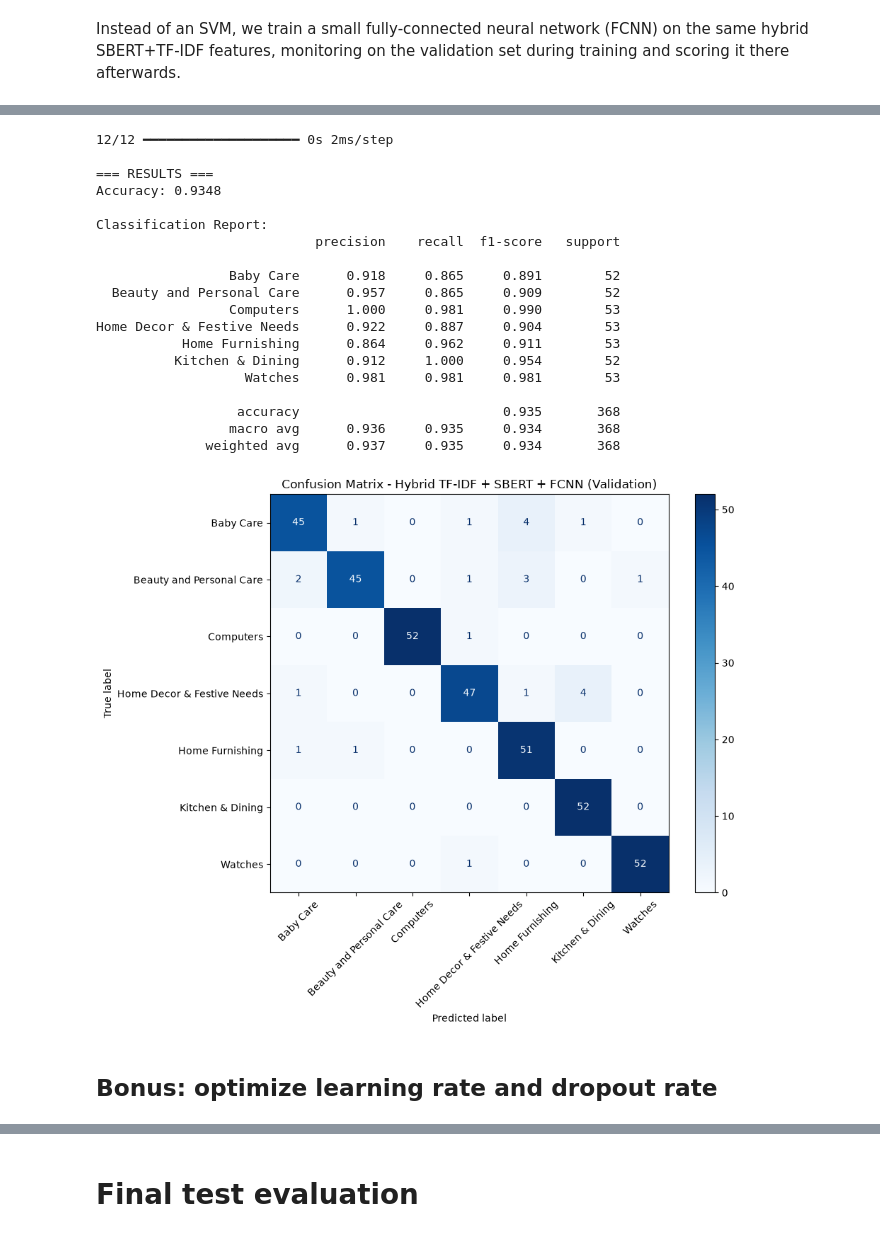
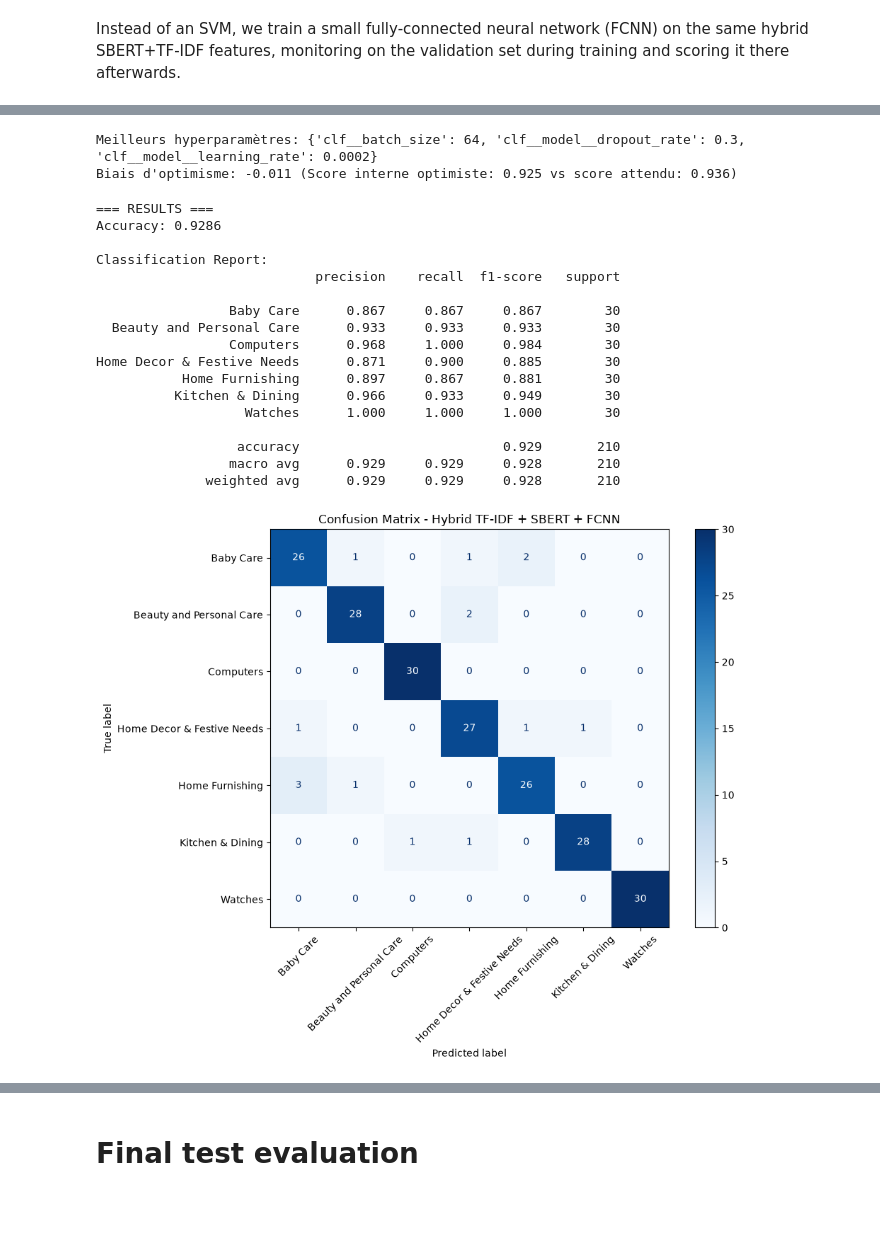
Before and after one commit to Bright381/SBERT-TFIDF, a Jupyter notebook: notebook_sbert.ipynb, the cells around one changed output, grey strips where cells are left out. Saved outputs shown, nothing was run; the diff lists cells and outputs as text; code cells hidden in the pictures; blank space fills up the shorter version.

Commit message:
Add Nested CV

```diff
--- a/notebook_sbert.ipynb
+++ b/notebook_sbert.ipynb
@@ -286,23 +294,15 @@ from sklearn.model_selection import train_test_split
 X_raw = descriptions['name_description'].values
 y = descriptions['num_label'].values
 
-X_temp_raw, X_val_raw, y_temp, y_val = train_test_split(
+X_train_raw, X_test_raw, y_train, y_test = train_test_split(
     X_raw,
     y,
-    test_size=0.35,
+    test_size=0.20,
     stratify=y,
-    random_state=42
-)
-X_train_raw, X_test_raw, y_train, y_test = train_test_split(
-    X_temp_raw,
-    y_temp,
-    test_size=0.20,
-    stratify=y_temp,
     random_state=42
 )
 X_train_raw = list(X_train_raw)
 X_test_raw = list(X_test_raw)
-X_val_raw = list(X_val_raw)
 # %%
 target_names = [id2label[i] for i in range(len(id2label))]
 # %% [markdown]
@@ -720,3 +766,0 @@ E0000 00:00:1787244266.276957    8258 cuda_platform.cc:52] failed call to cuInit
-# %%
-early_stop = EarlyStopping(monitor='val_loss', patience=5, restore_best_weights=True)
-fcnn_model.fit(X_train_hybrid, y_train, epochs=100, batch_size=64, validation_data=(X_val_hybrid, y_val), callbacks=[early_stop])
@@ -741,0 +767,16 @@ Epoch 22/100
+# %%
+def create_model(learning_rate=1e-3, dropout_rate=0.3):
+    model = Sequential([
+        Input(shape=(X_train_hybrid.shape[1],)),
+        Dense(256, activation='relu'),
+        Dropout(dropout_rate),
+        Dense(64, activation='relu'),
+        Dense(7, activation='softmax')
+    ])
+
+    model.compile(
+        optimizer=Adam(learning_rate=learning_rate),
+        loss='sparse_categorical_crossentropy',
+        metrics=['accuracy']
+    )
+    return model
@@ -741,0 +846,2 @@ Epoch 22/100
+# %%
+grid_search_fcnn.fit(X_train_hybrid, y_train)
@@ -742,45 +876,46 @@ Epoch 22/100
+# %%
+print(f"Meilleurs hyperparamètres: {grid_search_fcnn.best_params_}")
+print(f"Biais d'optimisme: {grid_search_fcnn.best_score_ - nested_scores_fcnn.mean():.3f} "
+      f"(Score interne optimiste: {grid_search_fcnn.best_score_:.3f} vs score attendu: {nested_scores_fcnn.mean():.3f})")
+# %% [output]
+Meilleurs hyperparamètres: {'clf__batch_size': 64, 'clf__model__dropout_rate': 0.3, 'clf__model__learning_rate': 0.0002}
+Biais d'optimisme: -0.011 (Score interne optimiste: 0.925 vs score attendu: 0.936)
 # %%
-y_pred_probs = fcnn_model.predict(X_val_hybrid)
-
-y_pred = np.argmax(y_pred_probs, axis=1)
+y_pred = grid_search_fcnn.predict(X_test_hybrid)
 
 print("\n=== RESULTS ===")
-print(f"Accuracy: {accuracy_score(y_val, y_pred):.4f}")
+print(f"Accuracy: {accuracy_score(y_test, y_pred):.4f}")
 
 print("\nClassification Report:")
-print(classification_report(y_val, y_pred, target_names=target_names, digits=3))
+print(classification_report(y_test, y_pred, target_names=target_names, digits=3))
 
 
-cm = confusion_matrix(y_val, y_pred)
+cm = confusion_matrix(y_test, y_pred)
 
 fig, ax = plt.subplots(figsize=(10, 8))
 disp = ConfusionMatrixDisplay(confusion_matrix=cm, display_labels=target_names)
 
 disp.plot(cmap=plt.cm.Blues, ax=ax, xticks_rotation=45)
 
-plt.title("Confusion Matrix - Hybrid TF-IDF + SBERT + FCNN (Validation)")
+plt.title("Confusion Matrix - Hybrid TF-IDF + SBERT + FCNN")
 plt.tight_layout()
 plt.show()
 # %% [output]
-12/12 ━━━━━━━━━━━━━━━━━━━━ 0s 2ms/step
-
 === RESULTS ===
-Accuracy: 0.9348
+Accuracy: 0.9286
 
 Classification Report:
                             precision    recall  f1-score   support
 
-                 Baby Care      0.918     0.865     0.891        52
-  Beauty and Personal Care      0.957     0.865     0.909        52
-                 Computers      1.000     0.981     0.990        53
-Home Decor & Festive Needs      0.922     0.887     0.904        53
-           Home Furnishing      0.864     0.962     0.911        53
-          Kitchen & Dining      0.912     1.000     0.954        52
-                   Watches      0.981     0.981     0.981        53
+                 Baby Care      0.867     0.867     0.867        30
+  Beauty and Personal Care      0.933     0.933     0.933        30
+                 Computers      0.968     1.000     0.984        30
+Home Decor & Festive Needs      0.871     0.900     0.885        30
+           Home Furnishing      0.897     0.867     0.881        30
+          Kitchen & Dining      0.966     0.933     0.949        30
+                   Watches      1.000     1.000     1.000        30
 
-                  accuracy                          0.935       368
-                 macro avg      0.936     0.935     0.934       368
-              weighted avg      0.937     0.935     0.934       368
+                  accuracy                          0.929       210
+                 macro avg      0.929     0.929     0.928       210
+              weighted avg      0.929     0.929     0.928       210
-[figure, old version]
+[figure, new version]
-# %% [markdown]
-## Bonus: optimize learning rate and dropout rate
```
Also changed, not shown: parts of 55 cells of this notebook.
